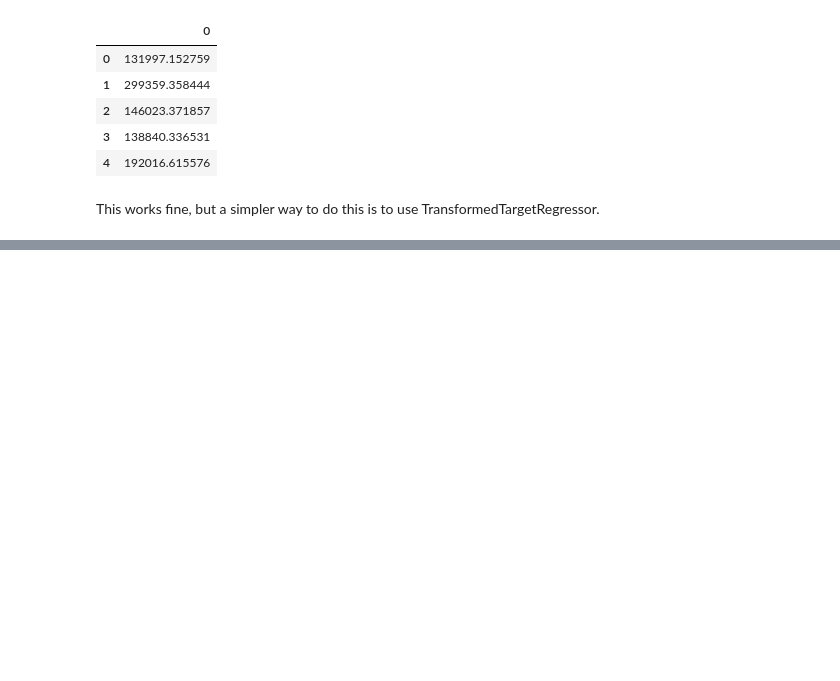
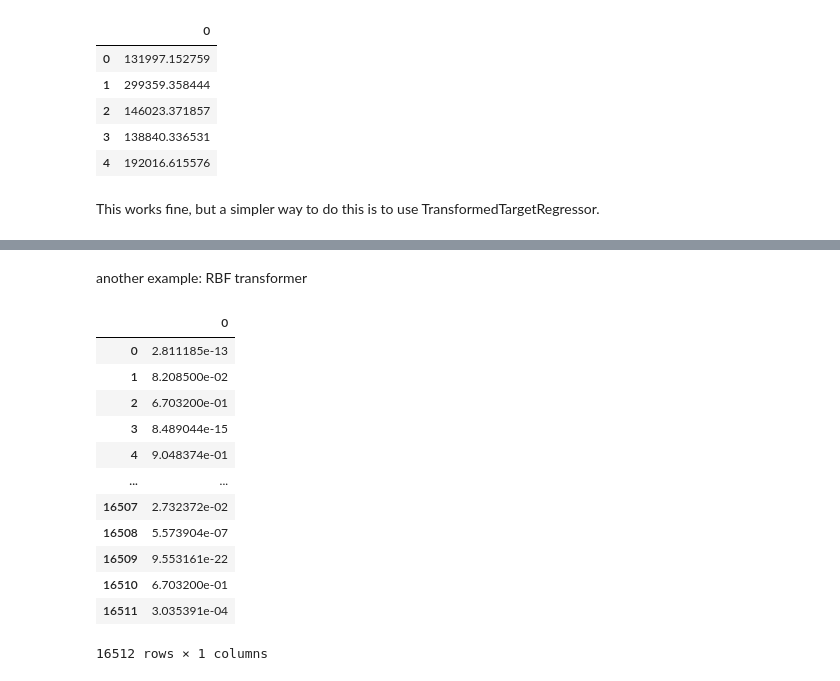
Before and after one commit to ganeshgaiy/ML---district-median-house-pricing-california, a Jupyter notebook: housing-prices-predict.ipynb, the cells around one changed output, grey strips where cells are left out. Saved outputs shown, nothing was run; the diff lists cells and outputs as text; code cells hidden in the pictures; blank space fills up the shorter version.

```diff
--- a/housing-prices-predict.ipynb
+++ b/housing-prices-predict.ipynb
@@ -543,0 +589,22 @@ This works fine, but a simpler way to do this is to use TransformedTargetRegress
+# %% [markdown]
+another example: RBF transformer
+# %%
+from sklearn.metrics.pairwise import rbf_kernel
+
+rbf_transformer = FunctionTransformer(rbf_kernel, kw_args=dict(Y=[[35.]], gamma=0.1))
+age_simil_35 = rbf_transformer.transform(housing[["housing_median_age"]])
+pd.DataFrame(age_simil_35)
+# %% [output]
+|  | 0 |
+| 0 | 2.811185e-13 |
+| 1 | 8.208500e-02 |
+| 2 | 6.703200e-01 |
+| 3 | 8.489044e-15 |
+| 4 | 9.048374e-01 |
+| ... | ... |
+| 16507 | 2.732372e-02 |
+| 16508 | 5.573904e-07 |
+| 16509 | 9.553161e-22 |
+| 16510 | 6.703200e-01 |
+| 16511 | 3.035391e-04 |
+16512 rows × 1 columns
```
Also changed, not shown: parts of 11 cells of this notebook.
